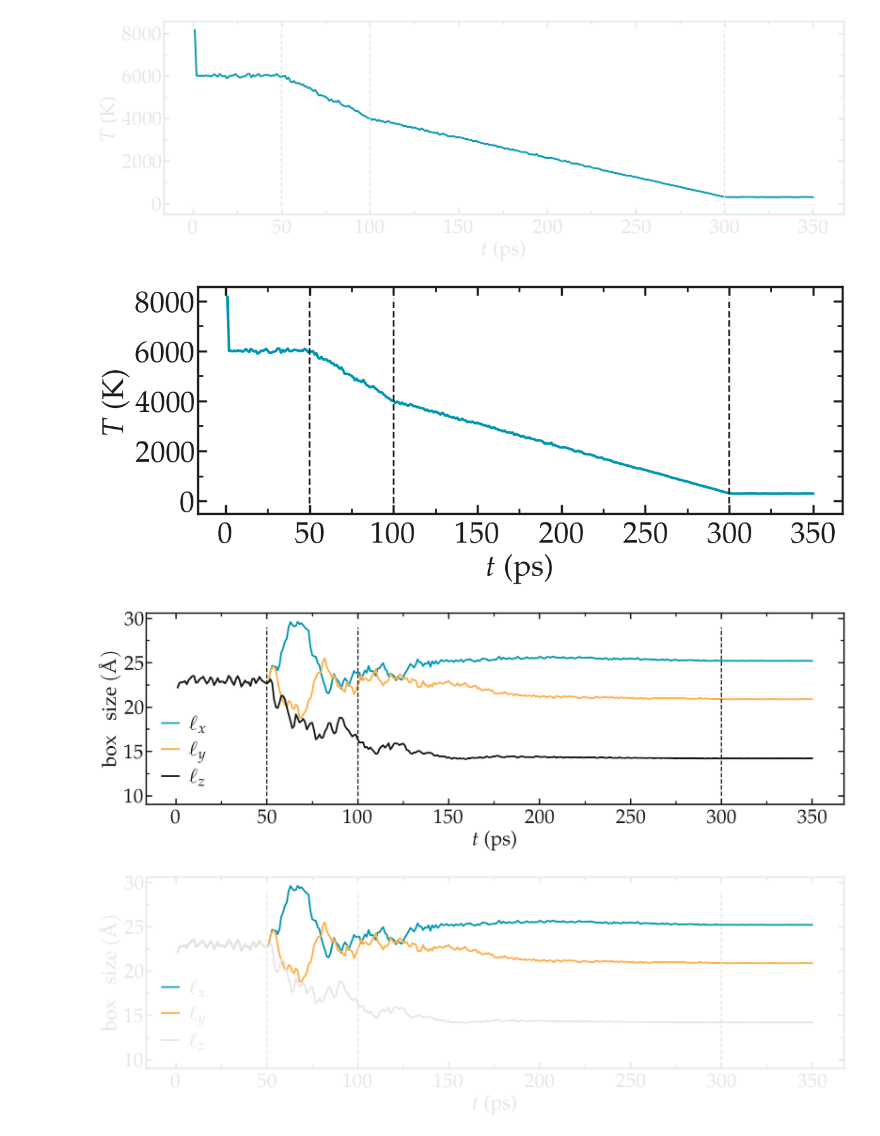
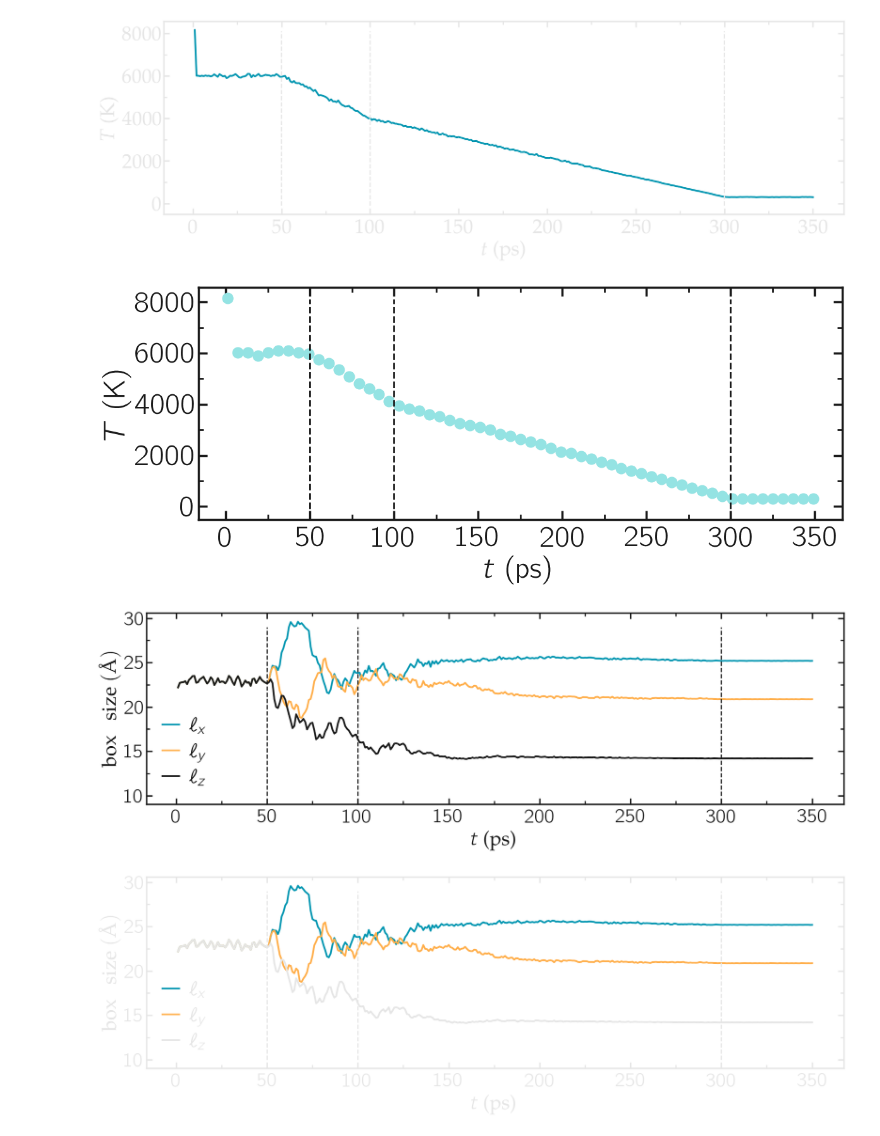
Before and after one commit to lammpstutorials/lammpstutorials.github.io, a Jupyter notebook: docs/sphinx/source/tutorials/figures/level3/water-adsorption-in-silica/temperature_evolution-pyplot.ipynb, the cells around one changed output. Cells and saved outputs as stored; diff of their text form; code cells hidden in the pictures.

```diff
--- a/docs/sphinx/source/tutorials/figures/level3/water-adsorption-in-silica/temperature_evolution-pyplot.ipynb
+++ b/docs/sphinx/source/tutorials/figures/level3/water-adsorption-in-silica/temperature_evolution-pyplot.ipynb
@@ -45,21 +45,21 @@ for mode, mygray in zip(['light', 'dark'], [colors["mylightgray"], colors["mydar
 # %%
 filename = "temperature-article"
 mode = 'light'
 mygray = colors["mylightgray"]
-fig = prepare_figure(mode, transparency = False, desired_figsize=(12,5))
+fig = prepare_figure(mode, transparency = False, desired_figsize=(12,5), serif=False)
 ax, n, l_tot, c_tot = [], 0, 1, 1
 n += 1
 ax.append(plt.subplot(l_tot, c_tot, n))
-ax[-1].plot(time, temperature, color=colors["myblue"], linewidth=3)
+ax[-1].plot(time[::6], temperature[::6], 'o', color=colors["unisoncyan"], linewidth=3, markersize=12)
 line = np.arange(-100, 8100)
 ax[-1].plot(line*0 + 50, line, '--', linewidth = 2, color=mygray)
 ax[-1].plot(line*0 + 100, line, '--', linewidth = 2, color=mygray)
 ax[-1].plot(line*0 + 300, line, '--', linewidth = 2, color=mygray)
-complete_panel(ax[-1], r'$t ~ \textrm{(ps)}$', r'$T ~ \textrm{(K)}$',
+complete_panel(ax[-1], r'$t ~ \mathrm{(ps)}$', r'$T ~ \mathrm{(K)}$',
             legend=False, axis_color=mygray, xpad=8)
 save_figure(plt, fig, mode, git_path, path_figures, filename)
 # %% [output]
-[figure, old version]
+[figure, new version]
 # %%
 dimensions = np.loadtxt(data_path + "dimensions.dat")
 time, volume, lx, ly, lz = dimensions.T
@@ -83,7 +83,7 @@ for mode, mygray in zip(['light', 'dark'], [colors["mylightgray"], colors["mydar
     set_boundaries(plt, y_ticks=np.arange(10, 35, 5))
     save_figure(plt, fig, mode, git_path, path_figures, filename)
 # %% [output]
-[figure, old version]
+[figure, new version]
 [figure]
 # %%
 filename = "dimension-article"
```
Also changed, not shown: parts of 1 cell of this notebook, 9 other files.
